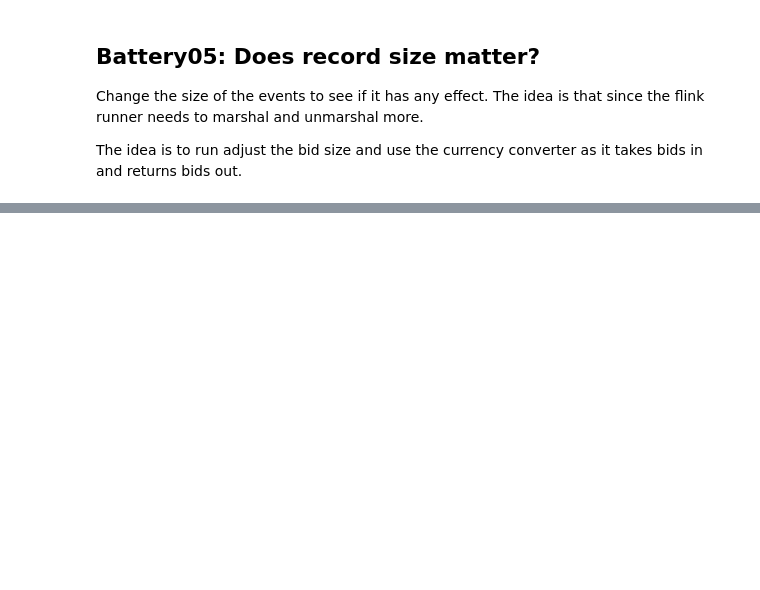
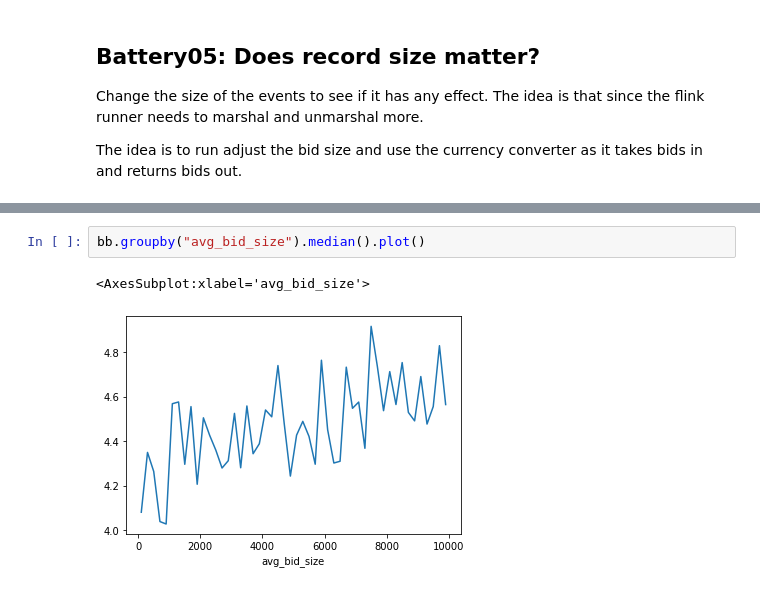
Before and after one commit to rHermes/thesis-beam-nexmark-benchmarks, a Jupyter notebook: process/explore.ipynb, the cells around one changed output, grey strips where cells are left out. Saved outputs shown, nothing was run; the diff lists cells and outputs as text; blank space fills up the shorter version.

```diff
--- a/process/explore.ipynb
+++ b/process/explore.ipynb
@@ -135,0 +209,5 @@ it takes bids in and returns bids out.
+# %%
+bb.groupby("avg_bid_size").median().plot()
+# %% [output]
+<AxesSubplot:xlabel='avg_bid_size'>
+[figure, added]
```
Also changed, not shown: parts of 17 cells of this notebook, 1 other file.
